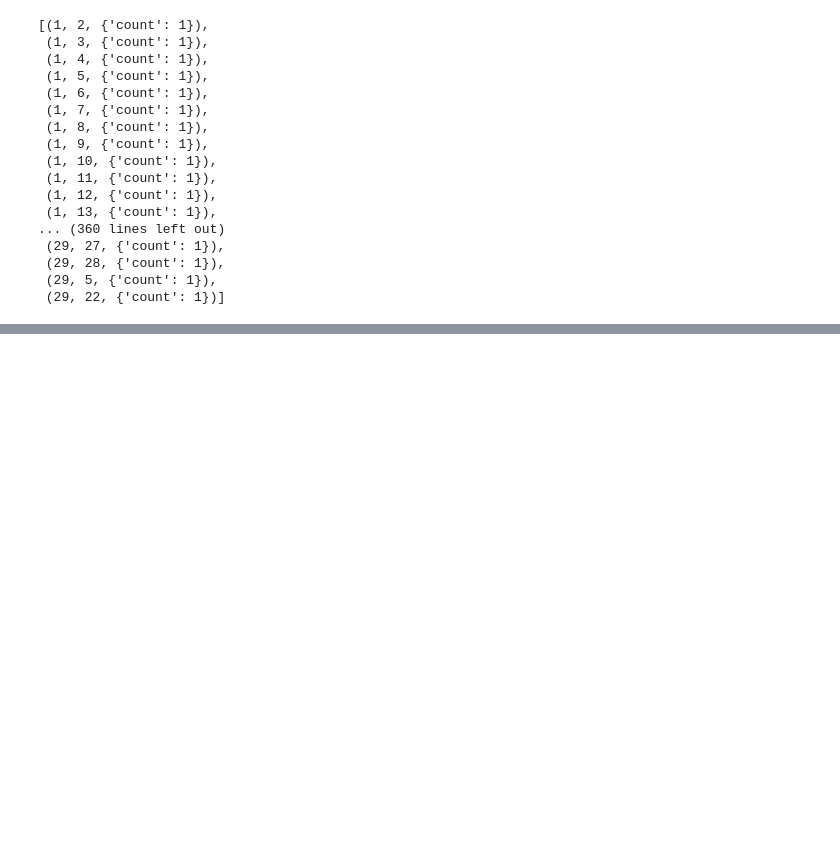
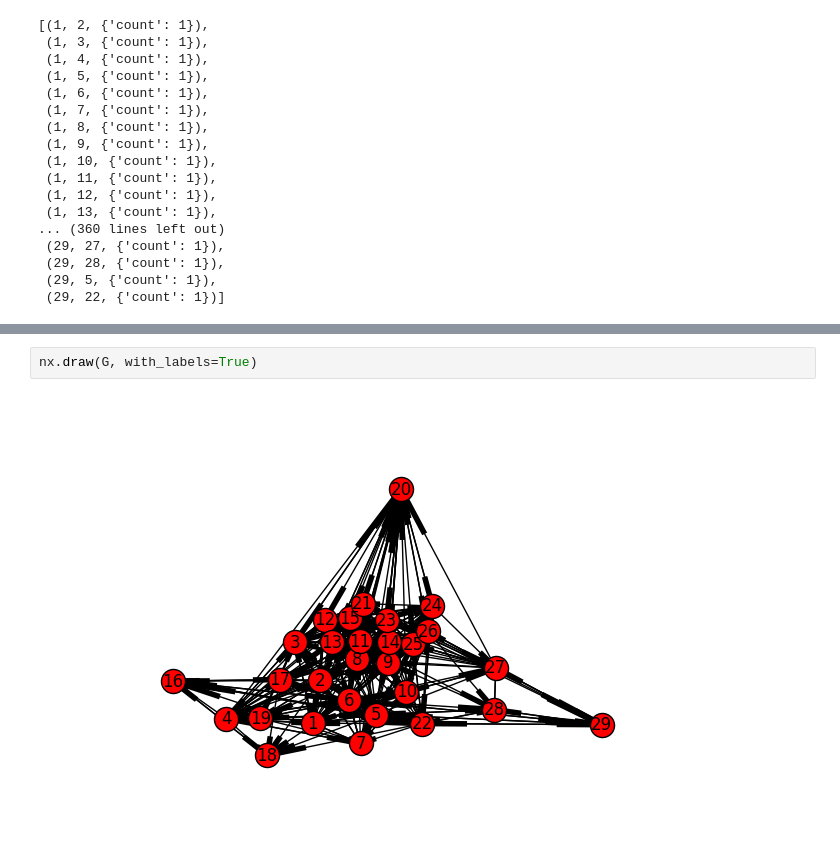
Before and after one commit to SubhankarGhosh/NetworkX, a Jupyter notebook: Paper.ipynb, the cells around one changed output, grey strips where cells are left out. Saved outputs shown, nothing was run; the diff lists cells and outputs as text; blank space fills up the shorter version.

```diff
--- a/Paper.ipynb
+++ b/Paper.ipynb
@@ -369,0 +397,4 @@ G.edges(data=True)
+# %%
+nx.draw(G, with_labels=True)
+# %% [output]
+[figure, added]
```
Also changed, not shown: parts of 4 cells of this notebook, 1 other file.
